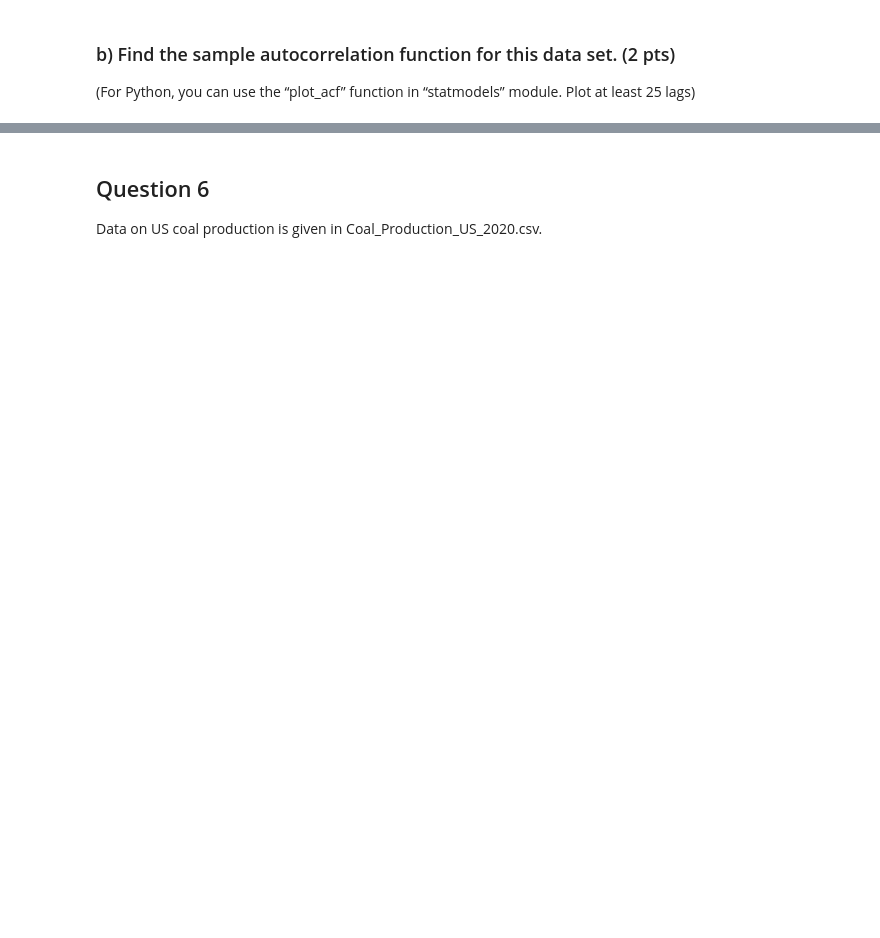
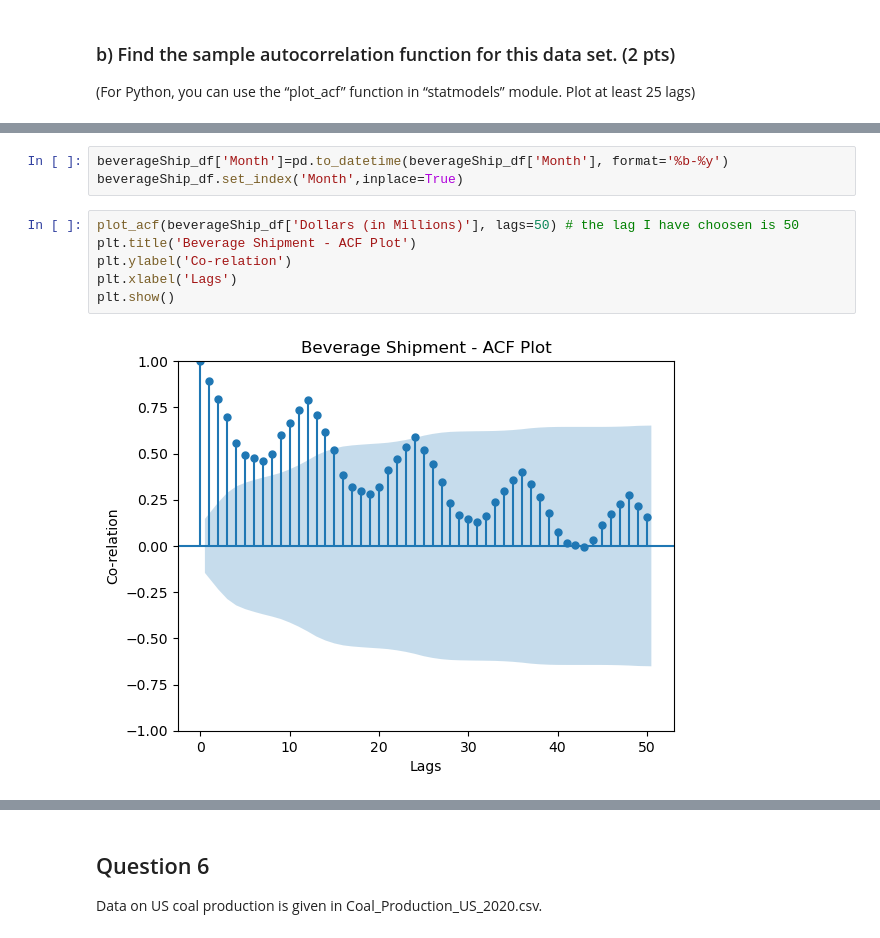
Before and after one commit to babli18/Time-Series, a Jupyter notebook: Assignment 1/Assignment1.ipynb, the cells around one changed output, grey strips where cells are left out. Saved outputs shown, nothing was run; the diff lists cells and outputs as text; blank space fills up the shorter version.

```diff
--- a/Assignment 1/Assignment1.ipynb
+++ b/Assignment 1/Assignment1.ipynb
@@ -117,0 +150,11 @@ The file, Beverages_Shipment_2020.csv, contains the US beverage product shipment
+# %%
+beverageShip_df['Month']=pd.to_datetime(beverageShip_df['Month'], format='%b-%y')
+beverageShip_df.set_index('Month',inplace=True)
+# %%
+plot_acf(beverageShip_df['Dollars (in Millions)'], lags=50) # the lag I have choosen is 50
+plt.title('Beverage Shipment - ACF Plot')
+plt.ylabel('Co-relation')
+plt.xlabel('Lags')
+plt.show()
+# %% [output]
+[figure, added]
```
Also changed, not shown: parts of 11 cells of this notebook, 1 other file.
